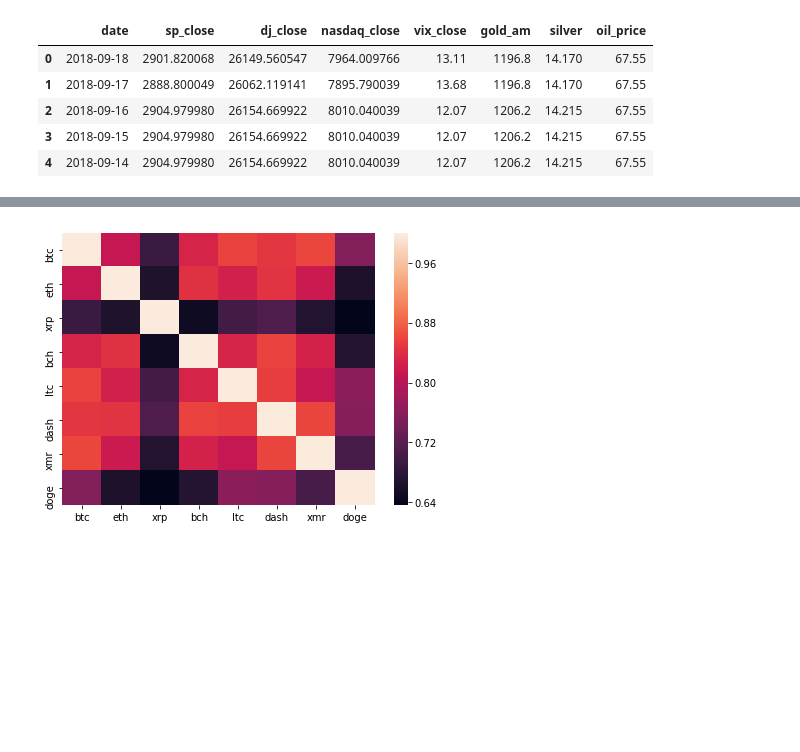
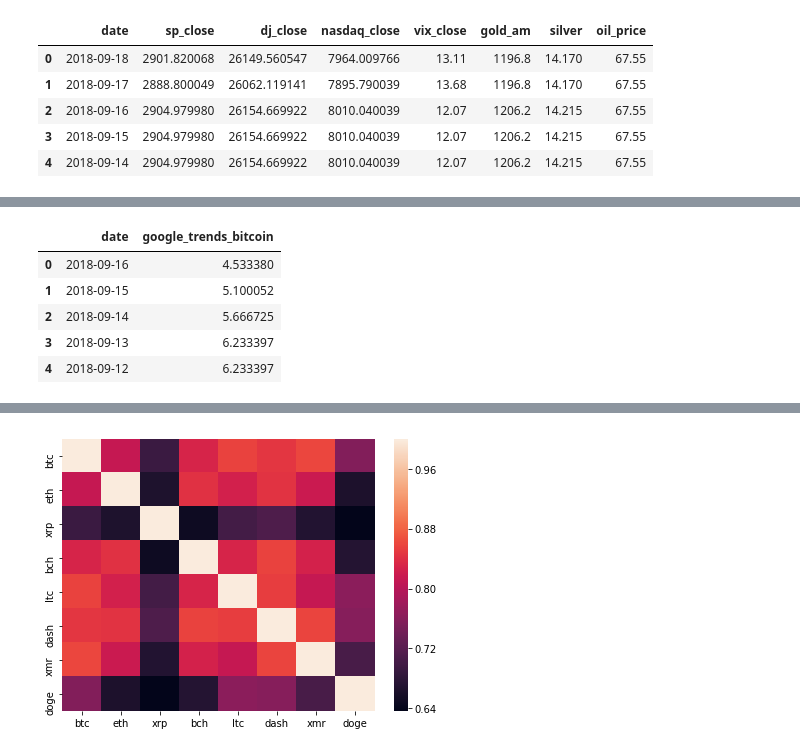
Before and after one commit to kejsiStruga/bitcoin-price-prediction, a Jupyter notebook: Data Gathering.ipynb, the cells around one changed output, grey strips where cells are left out. Cells and saved outputs as stored; diff of their text form; code cells hidden in the pictures; blank space fills up the shorter version.

```diff
--- a/Data Gathering.ipynb
+++ b/Data Gathering.ipynb
@@ -322,0 +246,21 @@ btc_final=imputed_df
+# %%
+####################################################################################################################
+########
+######## Extract Sentiment Data
+########
+####################################################################################################################
+btc_google_trends = my_cryptory.get_google_trends(kw_list=['bitcoin'])
+rename_columns('google_trends_', btc_google_trends)
+
+btc_google_trends.head()
+# # Leave our reddit for now
+# btc_reddit_subscribers = my_cryptory.extract_reddit_metrics(subreddit="bitcoin",
+#                                          metric="total-subscribers")
+# rename_columns('reddit_', btc_reddit_subscribers)
+# %% [output]
+|  | date | google_trends_bitcoin |
+| 0 | 2018-09-16 | 4.533380 |
+| 1 | 2018-09-15 | 5.100052 |
+| 2 | 2018-09-14 | 5.666725 |
+| 3 | 2018-09-13 | 6.233397 |
+| 4 | 2018-09-12 | 6.233397 |
```
Also changed, not shown: parts of 27 cells of this notebook, 1 other file.
